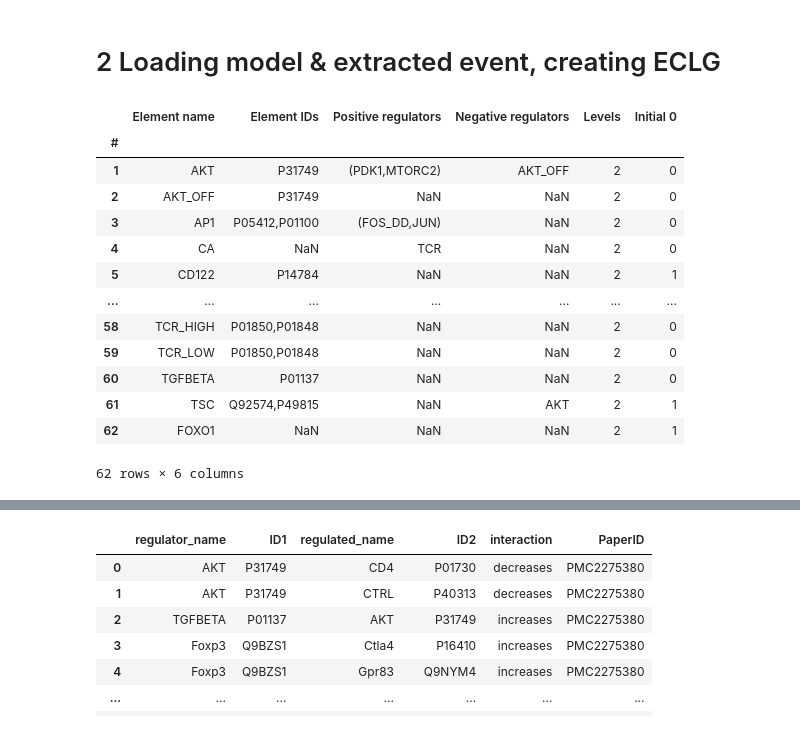
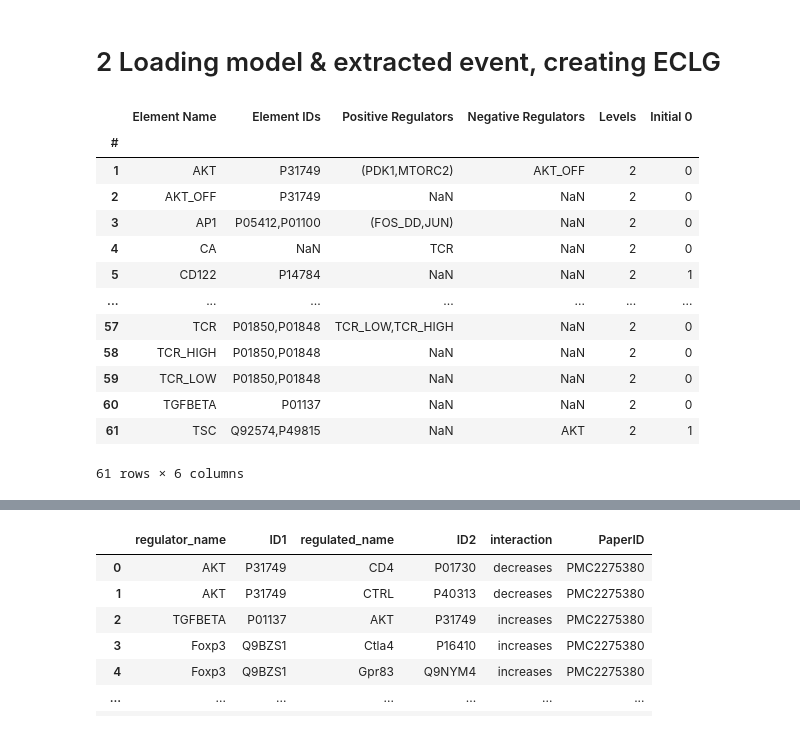
Before and after one commit to pitt-miskov-zivanov-lab/CLARINET, a Jupyter notebook: examples/use_CLARINET.ipynb, the cells around one changed output, grey strips where cells are left out. Drawn from its saved outputs; the diff is of its cells as text; code cells hidden in the pictures.

Commit message:
format model spreadsheet as per the latest BioRECIPEs format

```diff
--- a/examples/use_CLARINET.ipynb
+++ b/examples/use_CLARINET.ipynb
@@ -29,12 +29,12 @@ baseline = os.path.join(in_dir, model_file)
 # %%
 # Load baseline model file into two dictionaries
 # we highlight the key information of the baseline model
 from runClarinet import get_model
 model_dict, regulators = get_model(baseline)
 df_model = pd.read_excel(baseline, index_col=0)
-df_model[['Element name','Element IDs','Positive regulators','Negative regulators','Levels','Initial 0']]
+df_model[['Element Name','Element IDs','Positive Regulators','Negative Regulators','Levels','Initial 0']]
 # %% [output]
-|  | Element name | Element IDs | Positive regulators | Negative regulators | Levels | Initial 0 |
+|  | Element Name | Element IDs | Positive Regulators | Negative Regulators | Levels | Initial 0 |
 | # |  |  |  |  |  |  |
 | 1 | AKT | P31749 | (PDK1,MTORC2) | AKT_OFF | 2 | 0 |
 | 2 | AKT_OFF | P31749 | NaN | NaN | 2 | 0 |
@@ -42,12 +42,12 @@ df_model[['Element name','Element IDs','Positive regulators','Negative regulator
 | 4 | CA | NaN | TCR | NaN | 2 | 0 |
 | 5 | CD122 | P14784 | NaN | NaN | 2 | 1 |
 | ... | ... | ... | ... | ... | ... | ... |
+| 57 | TCR | P01850,P01848 | TCR_LOW,TCR_HIGH | NaN | 2 | 0 |
 | 58 | TCR_HIGH | P01850,P01848 | NaN | NaN | 2 | 0 |
 | 59 | TCR_LOW | P01850,P01848 | NaN | NaN | 2 | 0 |
 | 60 | TGFBETA | P01137 | NaN | NaN | 2 | 0 |
 | 61 | TSC | Q92574,P49815 | NaN | AKT | 2 | 1 |
-| 62 | FOXO1 | NaN | NaN | NaN | 2 | 1 |
-62 rows × 6 columns
+61 rows × 6 columns
 # %%
 # 'model_dict' is a dictionary that holds critical information of each baseline model element
 # 'regulators' is another dictionary that contains baseline model elements and corresponding regulator elements
```
Also changed, not shown: parts of 8 cells of this notebook, 1 other file.
